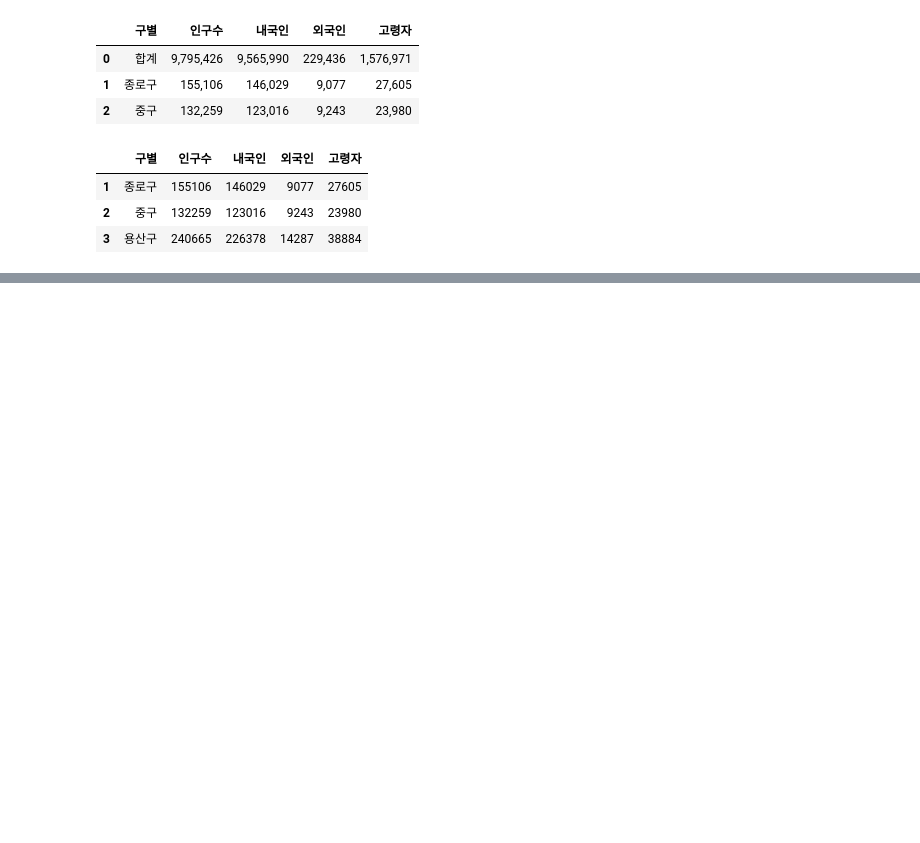
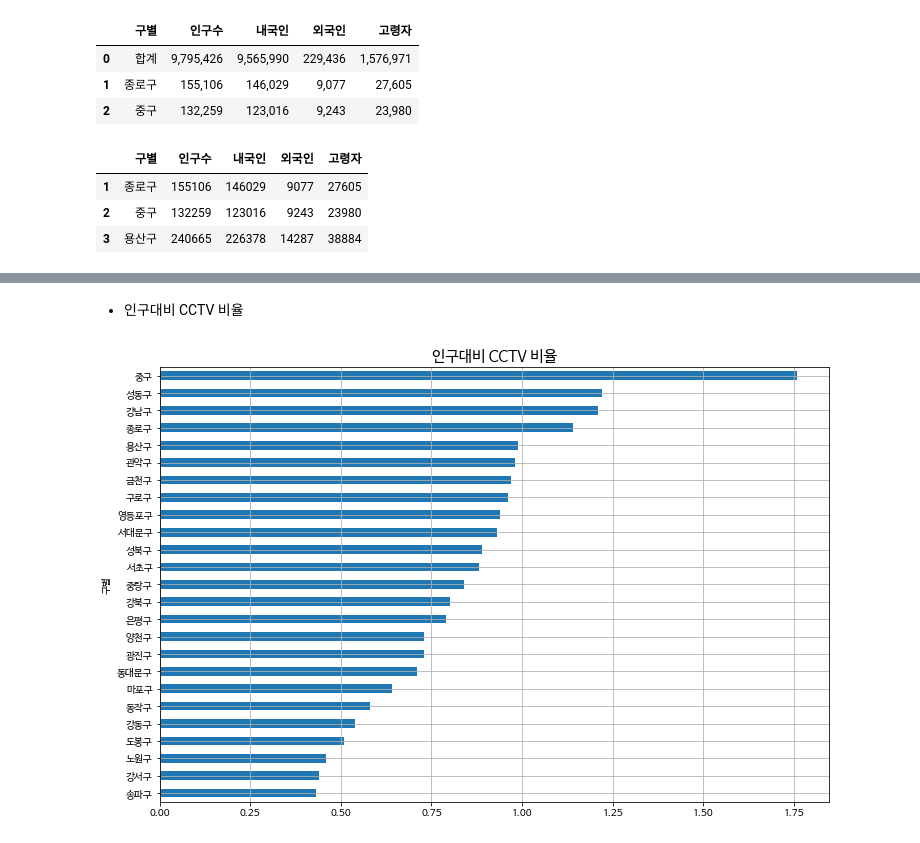
Before and after one commit to ckiekim/DongA-Univ-Lecture-20210929, a Jupyter notebook: 02.데이터분석/31_데이터분석사례.ipynb, the cells around one changed output, grey strips where cells are left out. Saved outputs shown, nothing was run; the diff lists cells and outputs as text; code cells hidden in the pictures; blank space fills up the shorter version.

```diff
--- a/02.데이터분석/31_데이터분석사례.ipynb
+++ b/02.데이터분석/31_데이터분석사례.ipynb
@@ -148,0 +201,9 @@ pop.head(3)
+# %% [markdown]
+- 인구대비 CCTV 비율
+# %%
+df['cctv비율'] = (df.CCTV댓수 / df.인구수 * 100).round(2)
+df.cctv비율.sort_values().plot(kind='barh', grid=True, figsize=(12,8))
+plt.title('인구대비 CCTV 비율', fontsize=15)
+plt.show()
+# %% [output]
+[figure, added]
```
Also changed, not shown: parts of 18 cells of this notebook.
